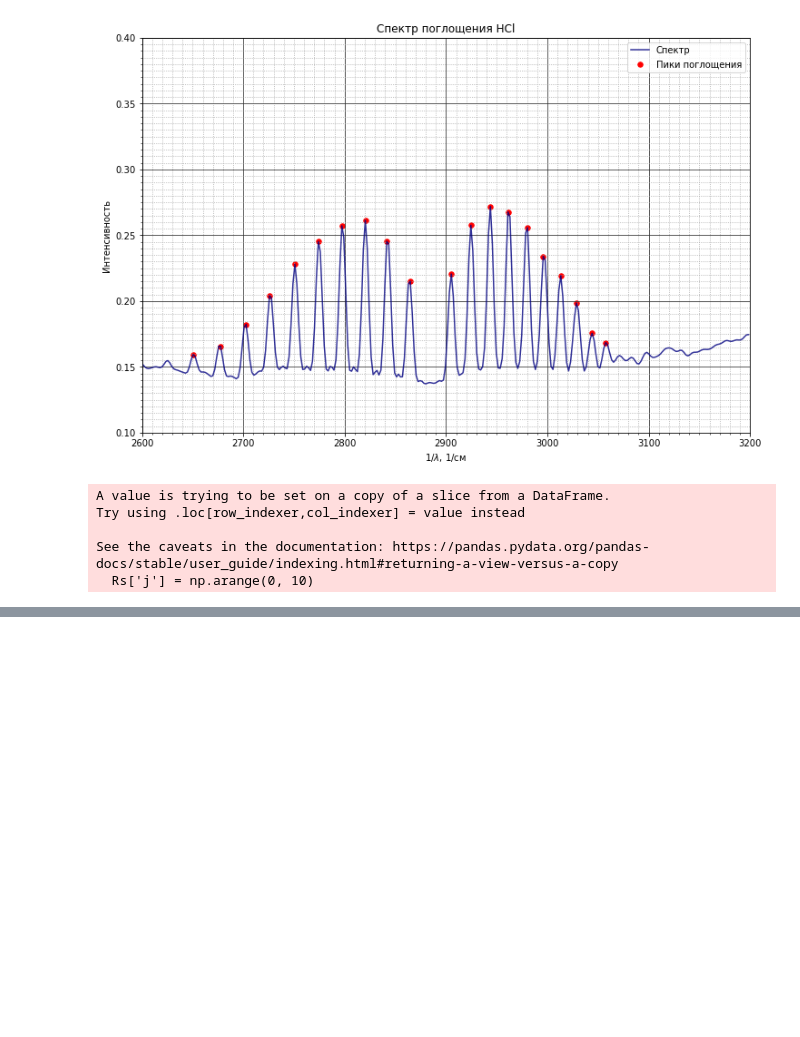
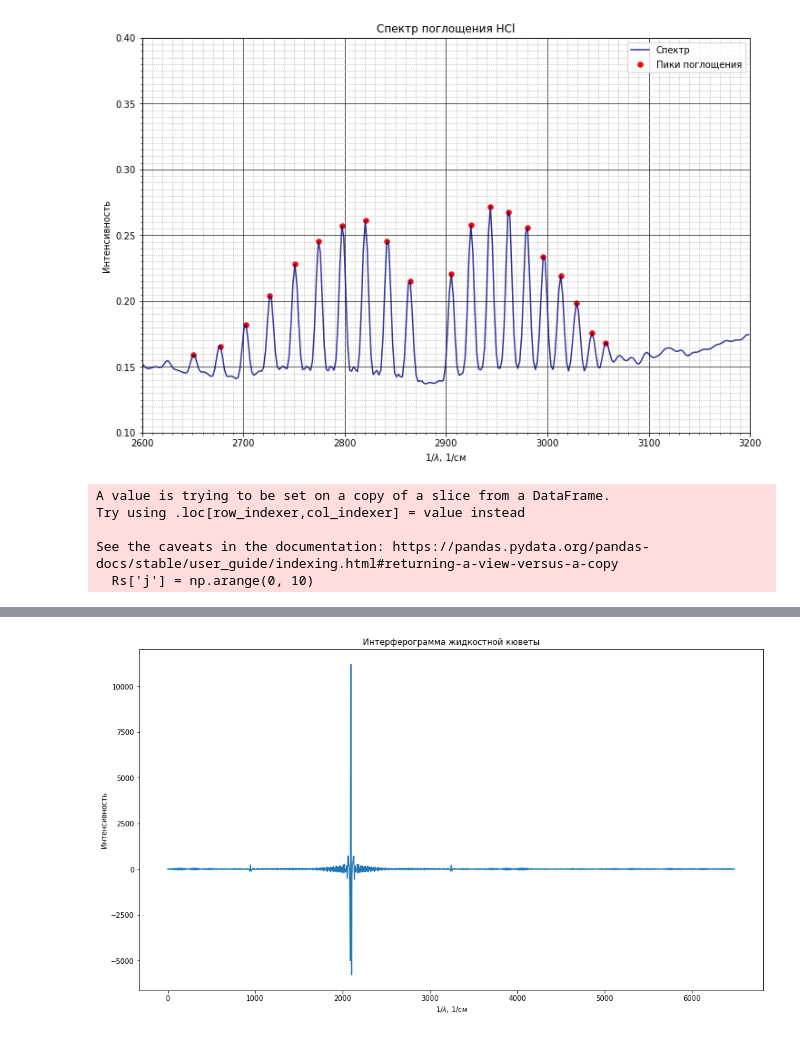
Before and after one commit to Redencon/Lapki, a Jupyter notebook: FTIR.ipynb, the cells around one changed output, grey strips where cells are left out. Saved outputs shown, nothing was run; the diff lists cells and outputs as text; code cells hidden in the pictures; blank space fills up the shorter version.

Commit message:
FTIR final commit

```diff
--- a/FTIR.ipynb
+++ b/FTIR.ipynb
@@ -206 +232,13 @@ Text(0.5, 1.0, 'Спектр поглощения полимерной плён
 [figure]
+# %%
+data = pd.read_csv('FTIR/4 жидк кювета интерферограмма.ascii', comment='#', skiprows=0, sep='\t', header=None)
+data.columns = ['freq', 'abs']
+plt.figure(figsize=(16, 9))
+sns.lineplot(data=data, x='freq', y='abs', palette='viridis')
+# plt.xlim(2000, 2300)
+plt.xlabel(r'$1/\lambda$, 1/см')
+plt.ylabel(r'Интенсивность')
+plt.title('Интерферограмма жидкостной кюветы')
+plt.savefig('Interferogramm.jpg')
+# %% [output]
+[figure, added]
```
Also changed, not shown: parts of 10 cells of this notebook, 1 other file.
